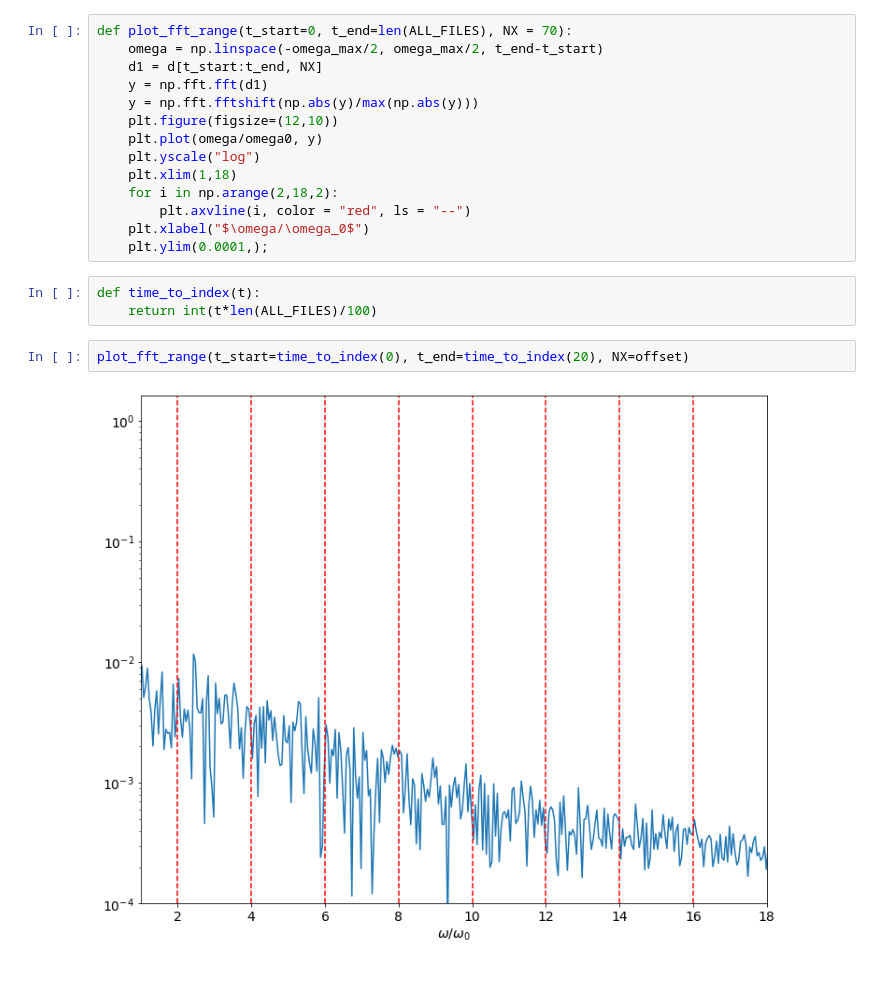
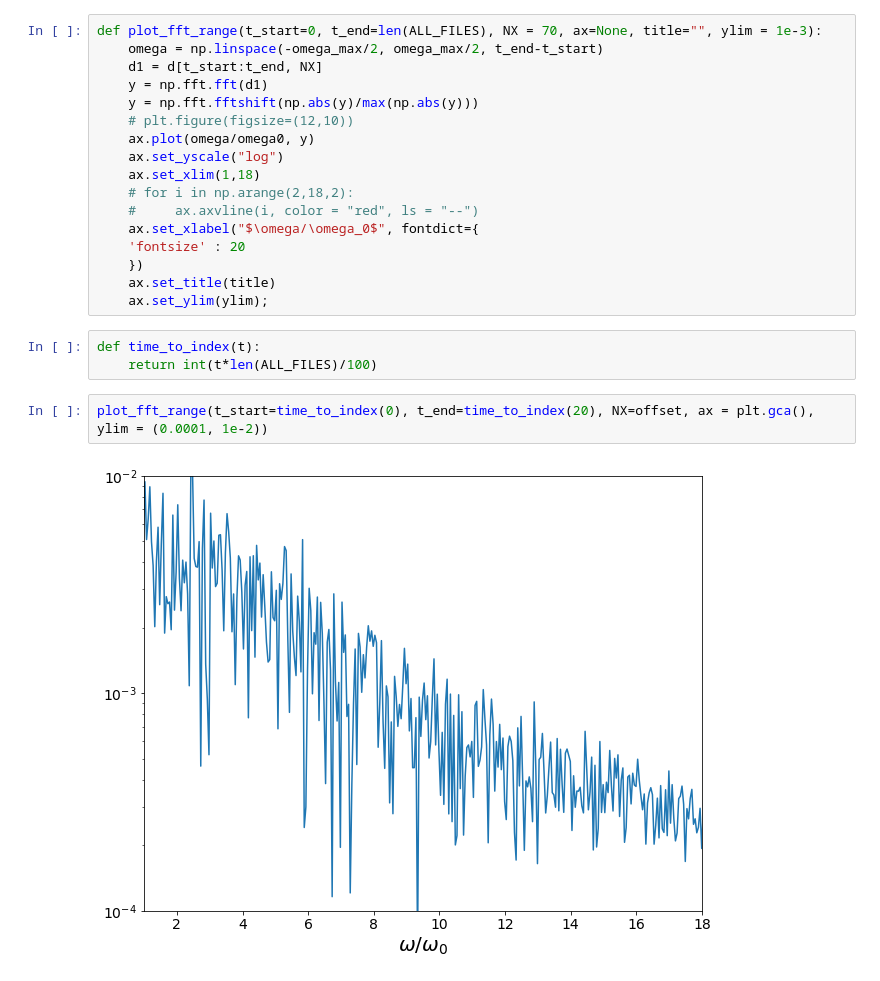
Before and after one commit to Hari31416/MSc_Project, a Jupyter notebook: EPOCH/High_Harmonic_Generation/long_runs/oscillations_2.ipynb, the cells around one changed output. Saved outputs shown, nothing was run; the diff lists cells and outputs as text.

```diff
--- a/EPOCH/High_Harmonic_Generation/long_runs/oscillations_2.ipynb
+++ b/EPOCH/High_Harmonic_Generation/long_runs/oscillations_2.ipynb
@@ -205,24 +205,27 @@ plt.ylim(0.0001, 0.2);
 # %% [output]
 [figure]
 # %%
-def plot_fft_range(t_start=0, t_end=len(ALL_FILES), NX = 70):
+def plot_fft_range(t_start=0, t_end=len(ALL_FILES), NX = 70, ax=None, title="", ylim = 1e-3):
     omega = np.linspace(-omega_max/2, omega_max/2, t_end-t_start)
     d1 = d[t_start:t_end, NX]
     y = np.fft.fft(d1)
     y = np.fft.fftshift(np.abs(y)/max(np.abs(y)))
-    plt.figure(figsize=(12,10))
-    plt.plot(omega/omega0, y)
-    plt.yscale("log")
-    plt.xlim(1,18)
-    for i in np.arange(2,18,2):
-        plt.axvline(i, color = "red", ls = "--")
-    plt.xlabel("$\omega/\omega_0$")
-    plt.ylim(0.0001,);
+    # plt.figure(figsize=(12,10))
+    ax.plot(omega/omega0, y)
+    ax.set_yscale("log")
+    ax.set_xlim(1,18)
+    # for i in np.arange(2,18,2):
+    #     ax.axvline(i, color = "red", ls = "--")
+    ax.set_xlabel("$\omega/\omega_0$", fontdict={
+    'fontsize' : 20
+    })
+    ax.set_title(title)
+    ax.set_ylim(ylim);
 # %%
 def time_to_index(t):
     return int(t*len(ALL_FILES)/100)
 # %%
-plot_fft_range(t_start=time_to_index(0), t_end=time_to_index(20), NX=offset)
+plot_fft_range(t_start=time_to_index(0), t_end=time_to_index(20), NX=offset, ax = plt.gca(), ylim = (0.0001, 1e-2))
 # %% [output]
-[figure, old version]
+[figure, new version]
 # %%
```
Also changed, not shown: parts of 4 cells of this notebook, 50 other files.
